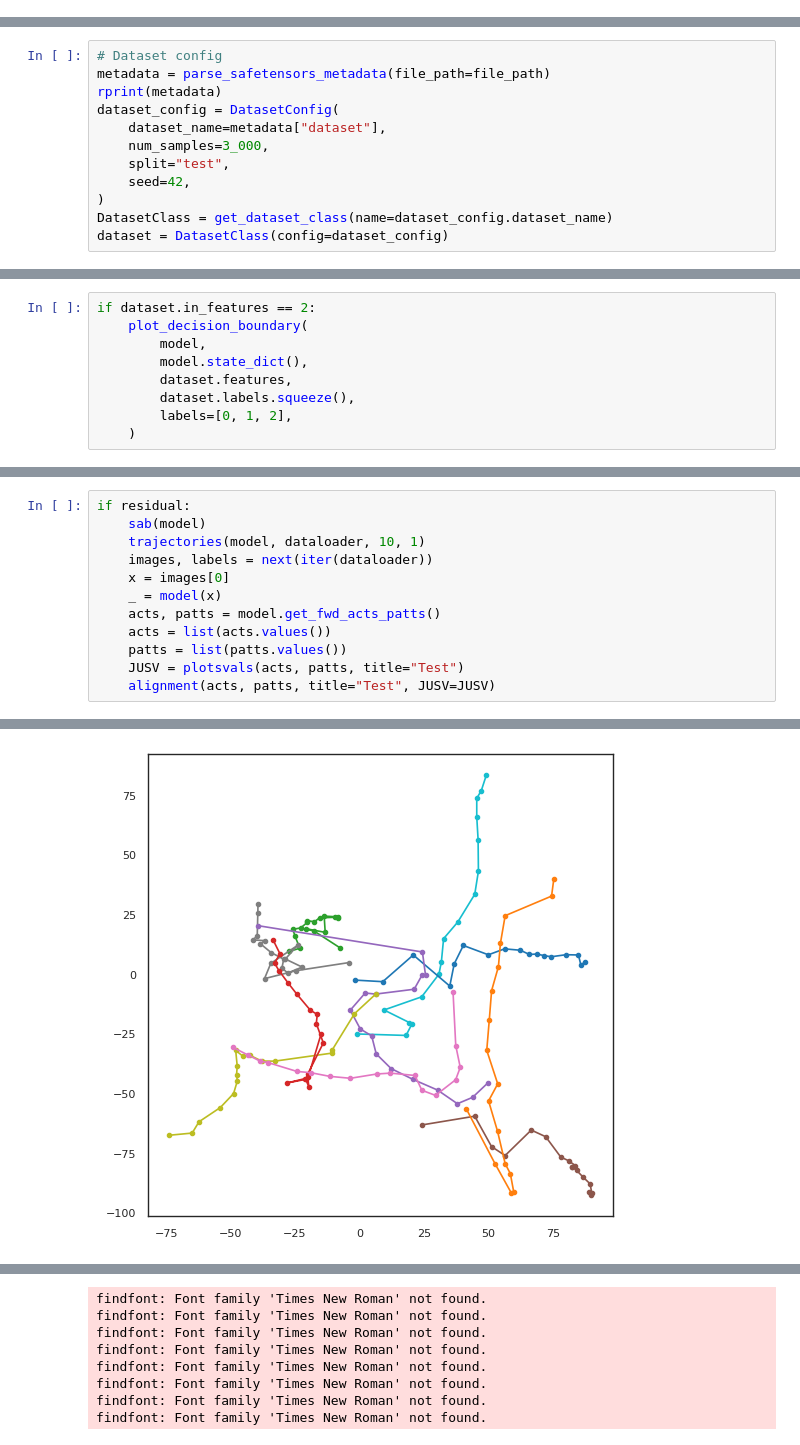
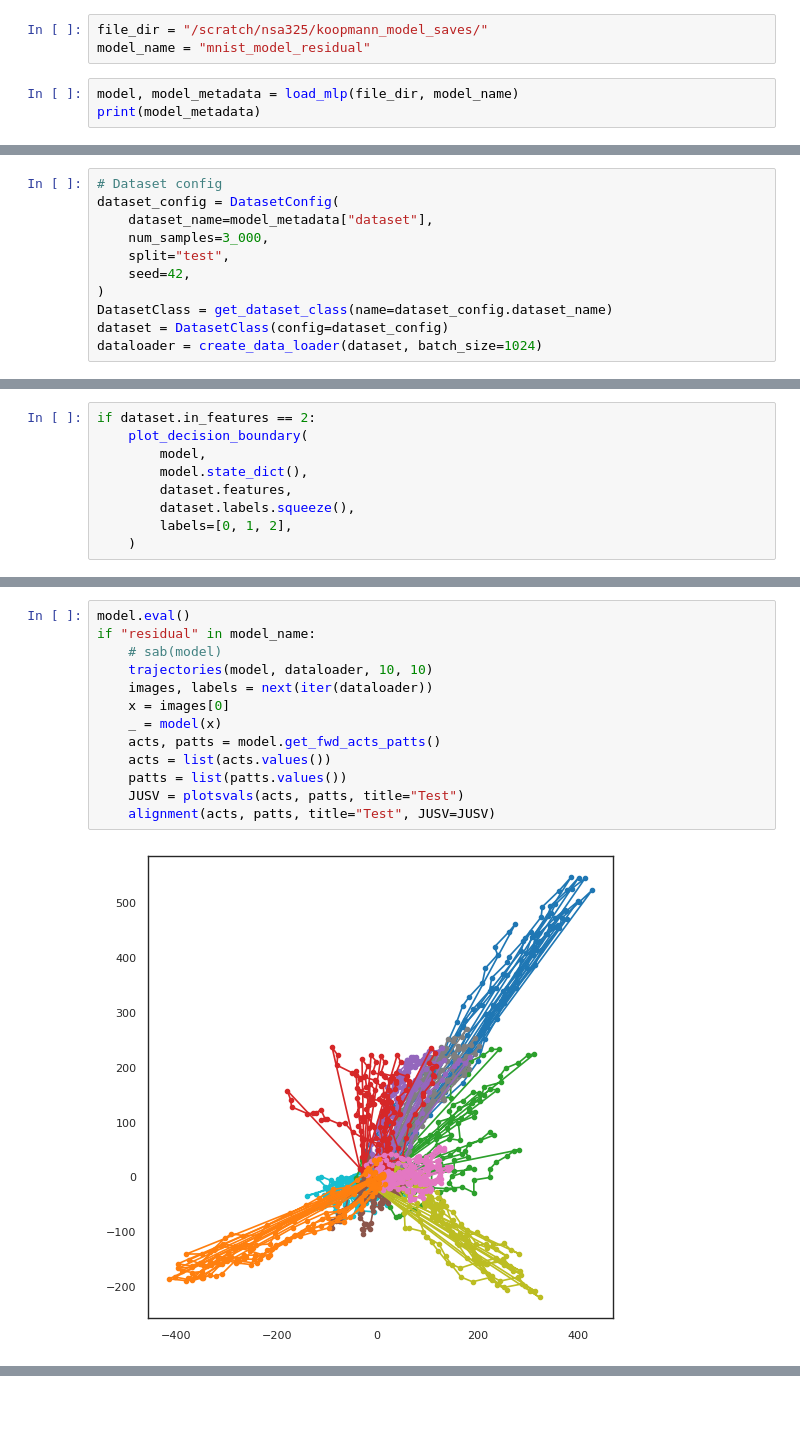
Before and after one commit to niniack/koopmann, a Jupyter notebook: analysis/00_original_model.ipynb, the cells around one changed output, grey strips where cells are left out. Drawn from its saved outputs; the diff is of its cells as text; blank space fills up the shorter version.

```diff
--- a/analysis/00_original_model.ipynb
+++ b/analysis/00_original_model.ipynb
@@ -58,0 +28,6 @@ Non-trainable params: 0
+# %%
+file_dir = "/scratch/nsa325/koopmann_model_saves/"
+model_name = "mnist_model_residual"
+# %%
+model, model_metadata = load_mlp(file_dir, model_name)
+print(model_metadata)
@@ -59,12 +36,11 @@ Non-trainable params: 0
 # %%
 # Dataset config
-metadata = parse_safetensors_metadata(file_path=file_path)
-rprint(metadata)
 dataset_config = DatasetConfig(
-    dataset_name=metadata["dataset"],
+    dataset_name=model_metadata["dataset"],
     num_samples=3_000,
     split="test",
     seed=42,
 )
 DatasetClass = get_dataset_class(name=dataset_config.dataset_name)
 dataset = DatasetClass(config=dataset_config)
+dataloader = create_data_loader(dataset, batch_size=1024)
@@ -105,13 +60,15 @@ dataloader = create_data_loader(dataset, batch_size=1024)
 # %%
-if residual:
-    sab(model)
-    trajectories(model, dataloader, 10, 1)
+model.eval()
+if "residual" in model_name:
+    # sab(model)
+    trajectories(model, dataloader, 10, 10)
     images, labels = next(iter(dataloader))
     x = images[0]
     _ = model(x)
     acts, patts = model.get_fwd_acts_patts()
     acts = list(acts.values())
     patts = list(patts.values())
     JUSV = plotsvals(acts, patts, title="Test")
     alignment(acts, patts, title="Test", JUSV=JUSV)
 # %% [output]
+[figure, new version]
@@ -135 +91,0 @@ BN module BatchNorm1d(512, eps=1e-05, momentum=0.1, affine=True, track_running_s
-[figure, old version]
@@ -153,8 +107,0 @@ torch.Size([16, 35])
-findfont: Font family 'Times New Roman' not found.
-findfont: Font family 'Times New Roman' not found.
-findfont: Font family 'Times New Roman' not found.
-findfont: Font family 'Times New Roman' not found.
-findfont: Font family 'Times New Roman' not found.
-findfont: Font family 'Times New Roman' not found.
-findfont: Font family 'Times New Roman' not found.
-findfont: Font family 'Times New Roman' not found.
```
Also changed, not shown: parts of 9 cells of this notebook, 20 other files.
